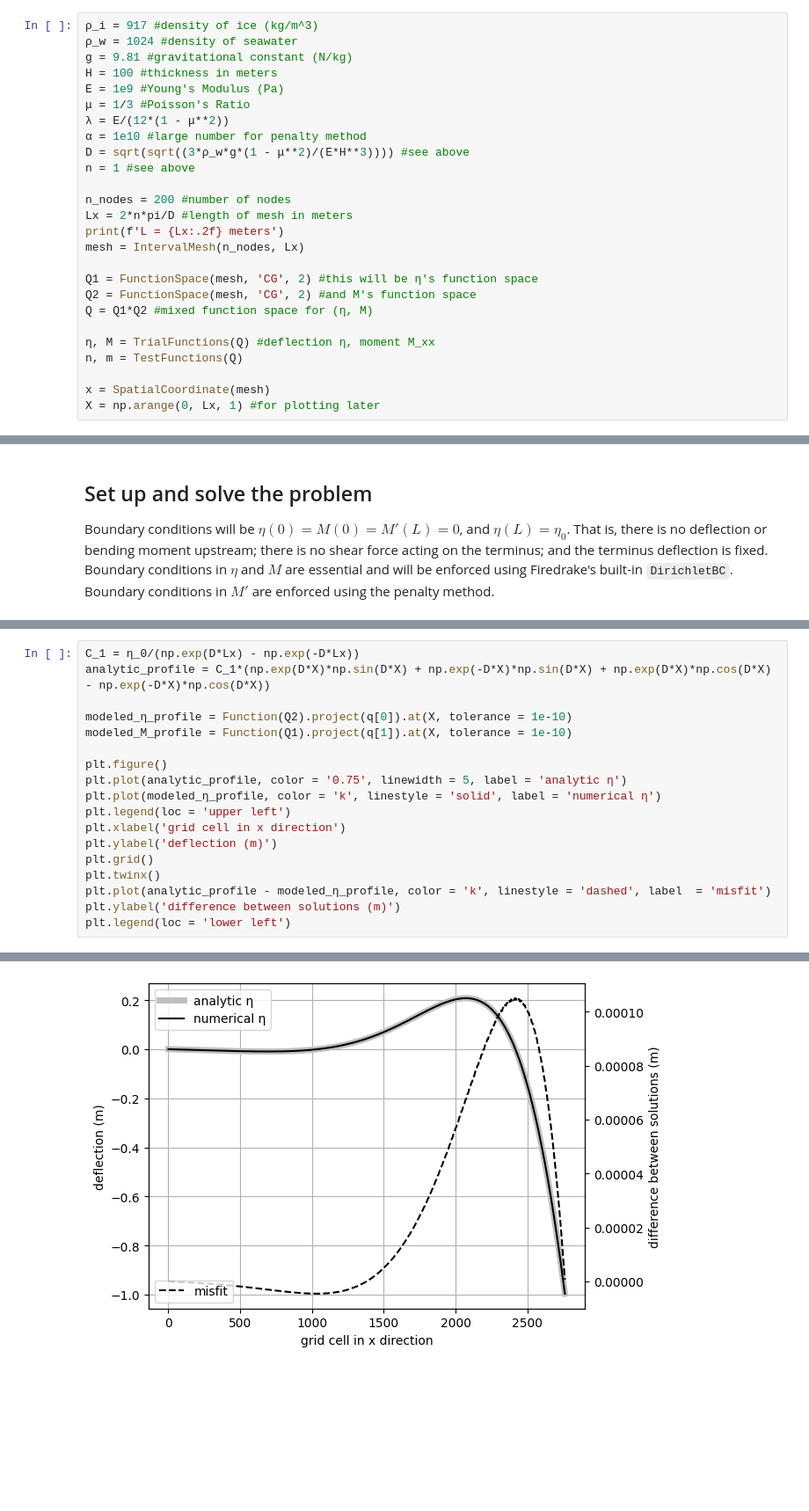
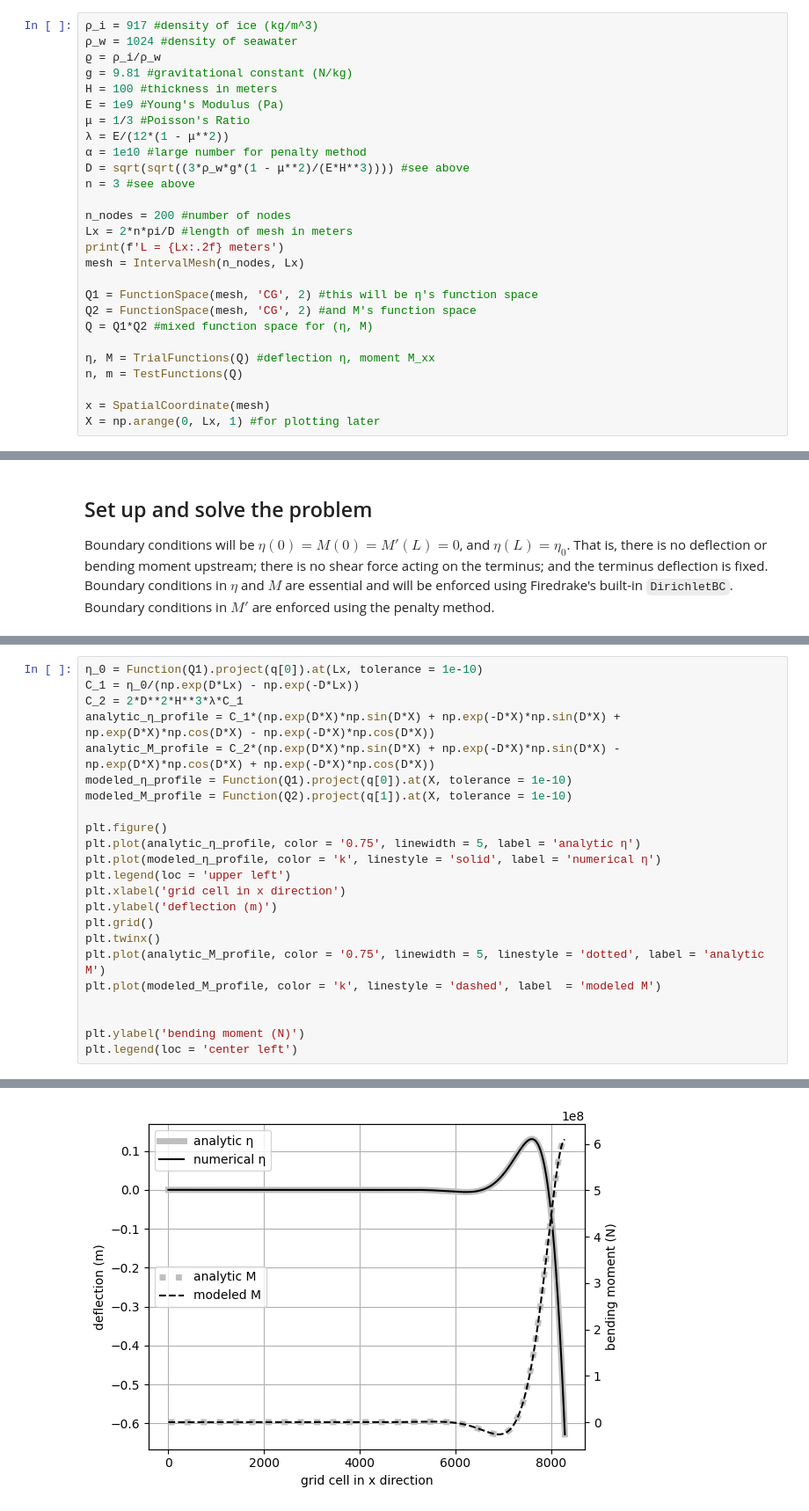
Before and after one commit to chrismiele/weird_flex, a Jupyter notebook: verification/mixed_form_floating_cliff.ipynb, the cells around one changed output, grey strips where cells are left out. Shown at 88% size. Drawn from its saved outputs; the diff is of its cells as text; blank space fills up the shorter version.

```diff
--- a/verification/mixed_form_floating_cliff.ipynb
+++ b/verification/mixed_form_floating_cliff.ipynb
@@ -48,6 +48,7 @@ I'll set the length of the shelf to $L = \frac{2n\pi}{\sqrt[4]{\frac{3(1 - \mu^2
 # %%
 ρ_i = 917 #density of ice (kg/m^3)
 ρ_w = 1024 #density of seawater
+ϱ = ρ_i/ρ_w
 g = 9.81 #gravitational constant (N/kg)
 H = 100 #thickness in meters
 E = 1e9 #Young's Modulus (Pa)
@@ -55,7 +56,7 @@ E = 1e9 #Young's Modulus (Pa)
 λ = E/(12*(1 - μ**2))
 α = 1e10 #large number for penalty method
 D = sqrt(sqrt((3*ρ_w*g*(1 - μ**2)/(E*H**3)))) #see above
-n = 1 #see above
+n = 3 #see above
 
 n_nodes = 200 #number of nodes
 Lx = 2*n*pi/D #length of mesh in meters
@@ -99,22 +104,27 @@ $$\eta = \frac{\eta_0}{e^{DL} - e^{-DL}}\left(e^{Dx}\sin(Dx) + e^{-Dx}\sin(Dx) +
 with $D := \sqrt[4]{\frac{3(1 - \mu^2)}{EH^3}\rho_wg}$.
 # %%
+η_0 = Function(Q1).project(q[0]).at(Lx, tolerance = 1e-10)
 C_1 = η_0/(np.exp(D*Lx) - np.exp(-D*Lx))
-analytic_profile = C_1*(np.exp(D*X)*np.sin(D*X) + np.exp(-D*X)*np.sin(D*X) + np.exp(D*X)*np.cos(D*X) - np.exp(-D*X)*np.cos(D*X))
-
-modeled_η_profile = Function(Q2).project(q[0]).at(X, tolerance = 1e-10)
-modeled_M_profile = Function(Q1).project(q[1]).at(X, tolerance = 1e-10)
+C_2 = 2*D**2*H**3*λ*C_1
+analytic_η_profile = C_1*(np.exp(D*X)*np.sin(D*X) + np.exp(-D*X)*np.sin(D*X) + np.exp(D*X)*np.cos(D*X) - np.exp(-D*X)*np.cos(D*X))
+analytic_M_profile = C_2*(np.exp(D*X)*np.sin(D*X) + np.exp(-D*X)*np.sin(D*X) - np.exp(D*X)*np.cos(D*X) + np.exp(-D*X)*np.cos(D*X))
+modeled_η_profile = Function(Q1).project(q[0]).at(X, tolerance = 1e-10)
+modeled_M_profile = Function(Q2).project(q[1]).at(X, tolerance = 1e-10)
 
 plt.figure()
-plt.plot(analytic_profile, color = '0.75', linewidth = 5, label = 'analytic η')
+plt.plot(analytic_η_profile, color = '0.75', linewidth = 5, label = 'analytic η')
 plt.plot(modeled_η_profile, color = 'k', linestyle = 'solid', label = 'numerical η')
 plt.legend(loc = 'upper left')
 plt.xlabel('grid cell in x direction')
 plt.ylabel('deflection (m)')
 plt.grid()
 plt.twinx()
-plt.plot(analytic_profile - modeled_η_profile, color = 'k', linestyle = 'dashed', label  = 'misfit')
-plt.ylabel('difference between solutions (m)')
-plt.legend(loc = 'lower left')
+plt.plot(analytic_M_profile, color = '0.75', linewidth = 5, linestyle = 'dotted', label = 'analytic M')
+plt.plot(modeled_M_profile, color = 'k', linestyle = 'dashed', label  = 'modeled M')
+
+
+plt.ylabel('bending moment (N)')
+plt.legend(loc = 'center left')
 # %% [output]
 <matplotlib.legend.Legend at 0x...>
-[figure, old version]
+[figure, new version]
```
Also changed, not shown: parts of 4 cells of this notebook.
